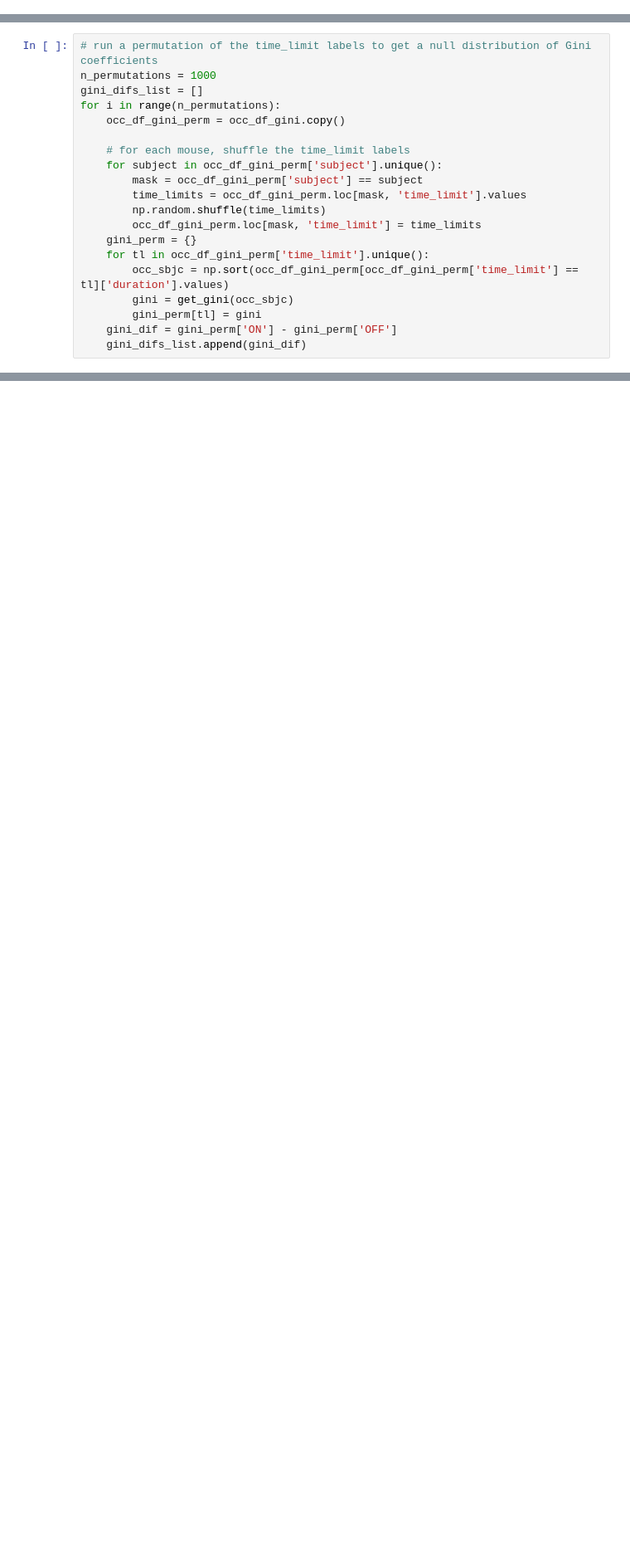
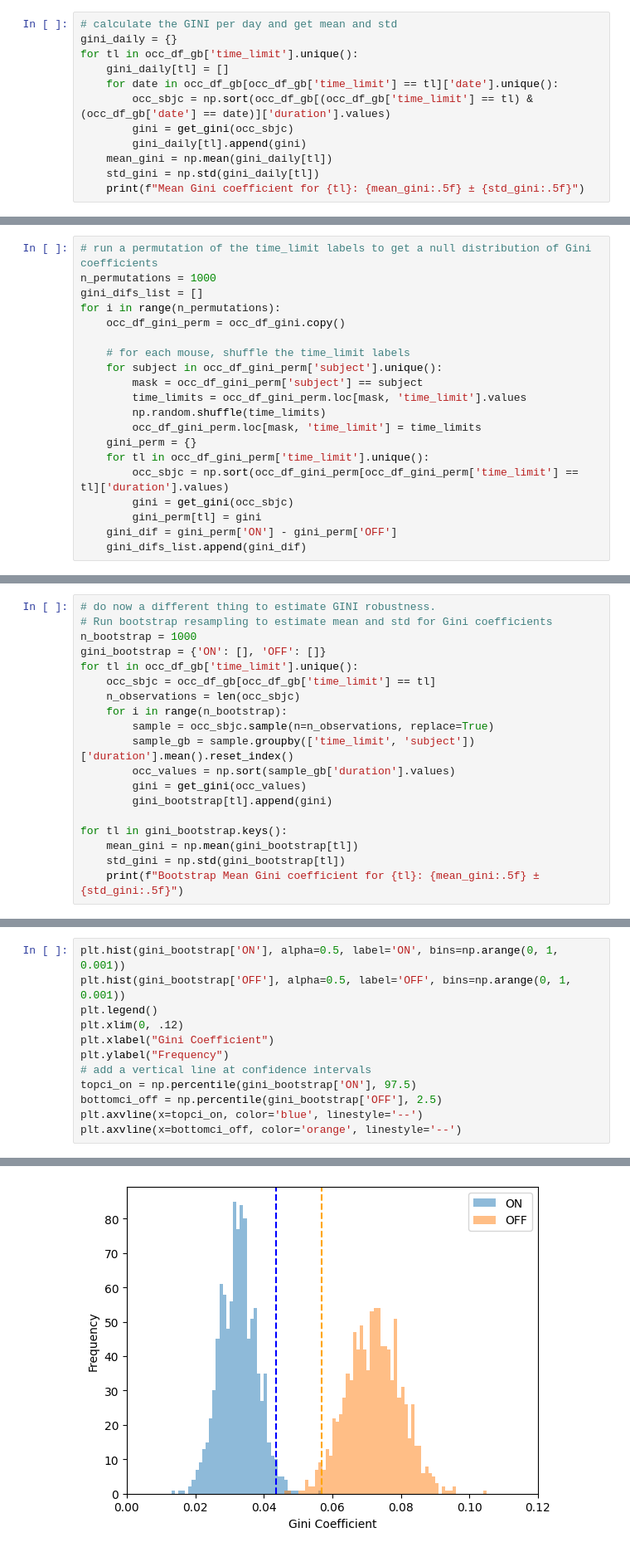
Before and after one commit to LearningCircuitsLab/behavior-analysis-notebooks, a Jupyter notebook: no_time_restraints_testing.ipynb, the cells around one changed output, grey strips where cells are left out. Shown: that part at 83% size. Cells and saved outputs as stored; diff of their text form; blank space fills up the shorter version.

```diff
--- a/no_time_restraints_testing.ipynb
+++ b/no_time_restraints_testing.ipynb
@@ -157,3 +172,15 @@ for tl in occ_df_gini['time_limit'].unique():
 # %% [output]
 Gini coefficient for OFF: 0.06756
 Gini coefficient for ON: 0.02813
+# %%
+# calculate the GINI per day and get mean and std
+gini_daily = {}
+for tl in occ_df_gb['time_limit'].unique():
+    gini_daily[tl] = []
+    for date in occ_df_gb[occ_df_gb['time_limit'] == tl]['date'].unique():
+        occ_sbjc = np.sort(occ_df_gb[(occ_df_gb['time_limit'] == tl) & (occ_df_gb['date'] == date)]['duration'].values)
+        gini = get_gini(occ_sbjc)
+        gini_daily[tl].append(gini)
+    mean_gini = np.mean(gini_daily[tl])
+    std_gini = np.std(gini_daily[tl])
+    print(f"Mean Gini coefficient for {tl}: {mean_gini:.5f} ± {std_gini:.5f}")
@@ -183,0 +214,19 @@ for i in range(n_permutations):
+# %%
+# do now a different thing to estimate GINI robustness.
+# Run bootstrap resampling to estimate mean and std for Gini coefficients
+n_bootstrap = 1000
+gini_bootstrap = {'ON': [], 'OFF': []}
+for tl in occ_df_gb['time_limit'].unique():
+    occ_sbjc = occ_df_gb[occ_df_gb['time_limit'] == tl]
+    n_observations = len(occ_sbjc)
+    for i in range(n_bootstrap):
+        sample = occ_sbjc.sample(n=n_observations, replace=True)
+        sample_gb = sample.groupby(['time_limit', 'subject'])['duration'].mean().reset_index()
+        occ_values = np.sort(sample_gb['duration'].values)
+        gini = get_gini(occ_values)
+        gini_bootstrap[tl].append(gini)
+
+for tl in gini_bootstrap.keys():
+    mean_gini = np.mean(gini_bootstrap[tl])
+    std_gini = np.std(gini_bootstrap[tl])
+    print(f"Bootstrap Mean Gini coefficient for {tl}: {mean_gini:.5f} ± {std_gini:.5f}")
@@ -183,0 +236,13 @@ for i in range(n_permutations):
+# %%
+plt.hist(gini_bootstrap['ON'], alpha=0.5, label='ON', bins=np.arange(0, 1, 0.001))
+plt.hist(gini_bootstrap['OFF'], alpha=0.5, label='OFF', bins=np.arange(0, 1, 0.001))
+plt.legend()
+plt.xlim(0, .12)
+plt.xlabel("Gini Coefficient")
+plt.ylabel("Frequency")
+# add a vertical line at confidence intervals
+topci_on = np.percentile(gini_bootstrap['ON'], 97.5)
+bottomci_off = np.percentile(gini_bootstrap['OFF'], 2.5)
+plt.axvline(x=topci_on, color='blue', linestyle='--')
+plt.axvline(x=bottomci_off, color='orange', linestyle='--')
+# %% [output]
@@ -183,0 +250 @@ for i in range(n_permutations):
+[figure, added]
```
Also changed, not shown: parts of 11 cells of this notebook, 1 other file.
